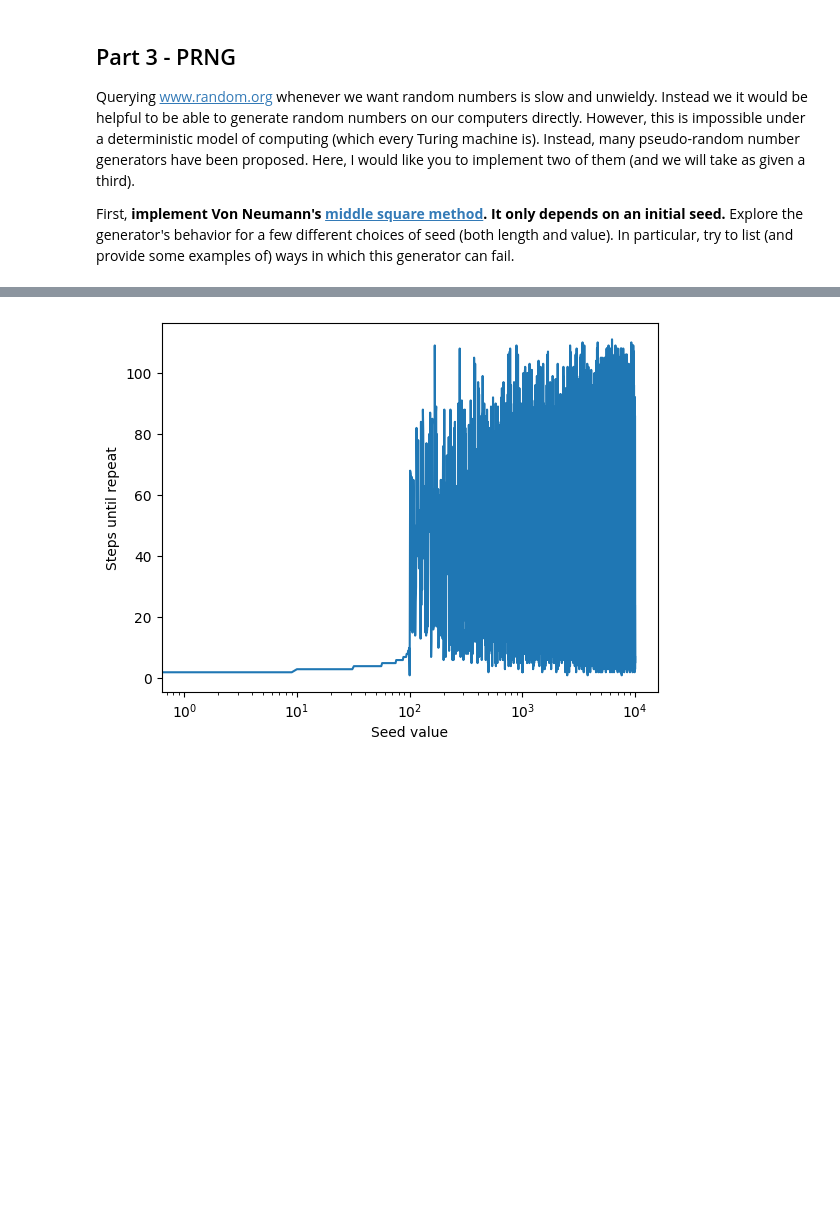
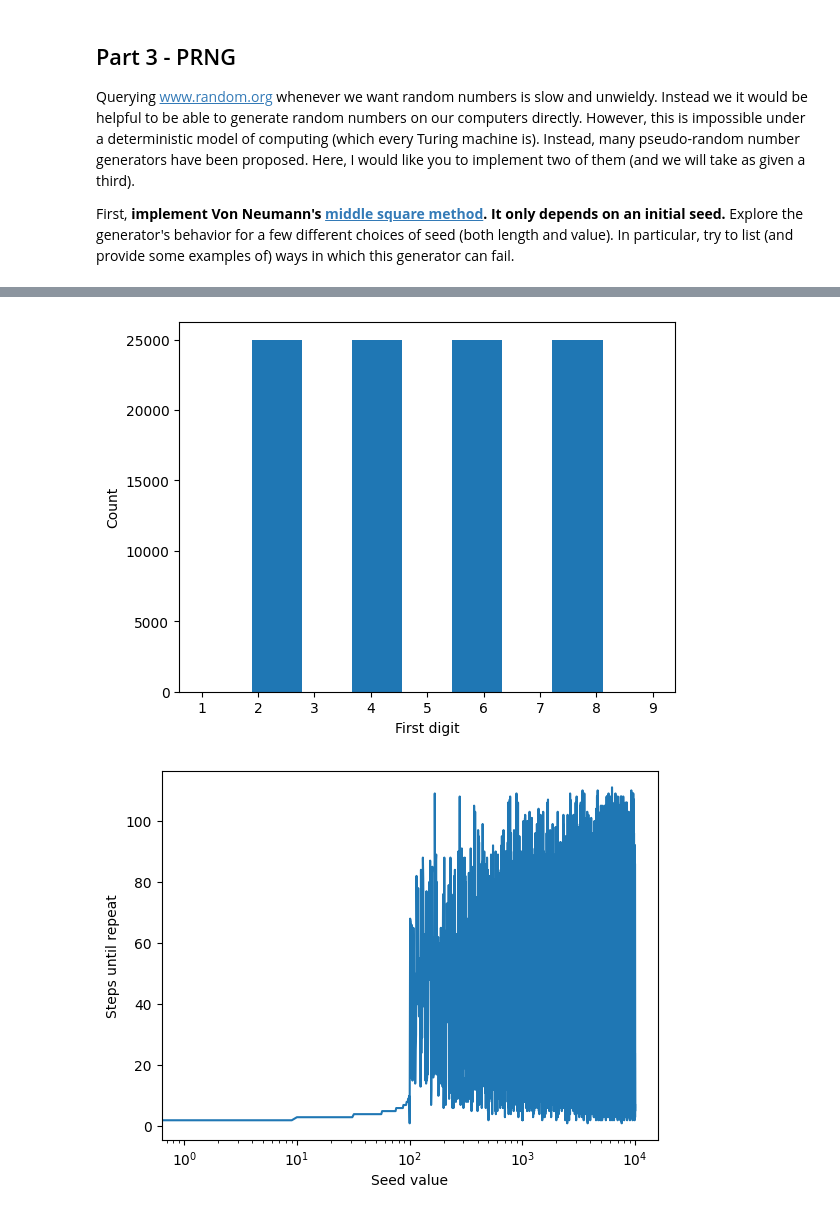
Before and after one commit to cake-dev/InfoRandoClass, a Jupyter notebook: computing_assignment_1/ComputingAssignment1.ipynb, the cells around one changed output, grey strips where cells are left out. Cells and saved outputs as stored; diff of their text form; code cells hidden in the pictures; blank space fills up the shorter version.

```diff
--- a/computing_assignment_1/ComputingAssignment1.ipynb
+++ b/computing_assignment_1/ComputingAssignment1.ipynb
@@ -180,3 +218,12 @@ We began with 1010 and have repeated ourselves after 15 steps.
+# %%
+# plot the distribution of the first digit of each value
+first_digits = [int(str(v)[0]) for v in values]
+plt.hist(first_digits, bins=9)
+plt.xlabel('First digit')
+plt.ylabel('Count')
+plt.show()
+# %% [output]
+[figure, added]
 # %%
 # plot the steps until repeat using the middle square method for four digit seed value 0000 to 9999
 seed_values = range(10000)
```
Also changed, not shown: parts of 14 cells of this notebook, 3 other files.
